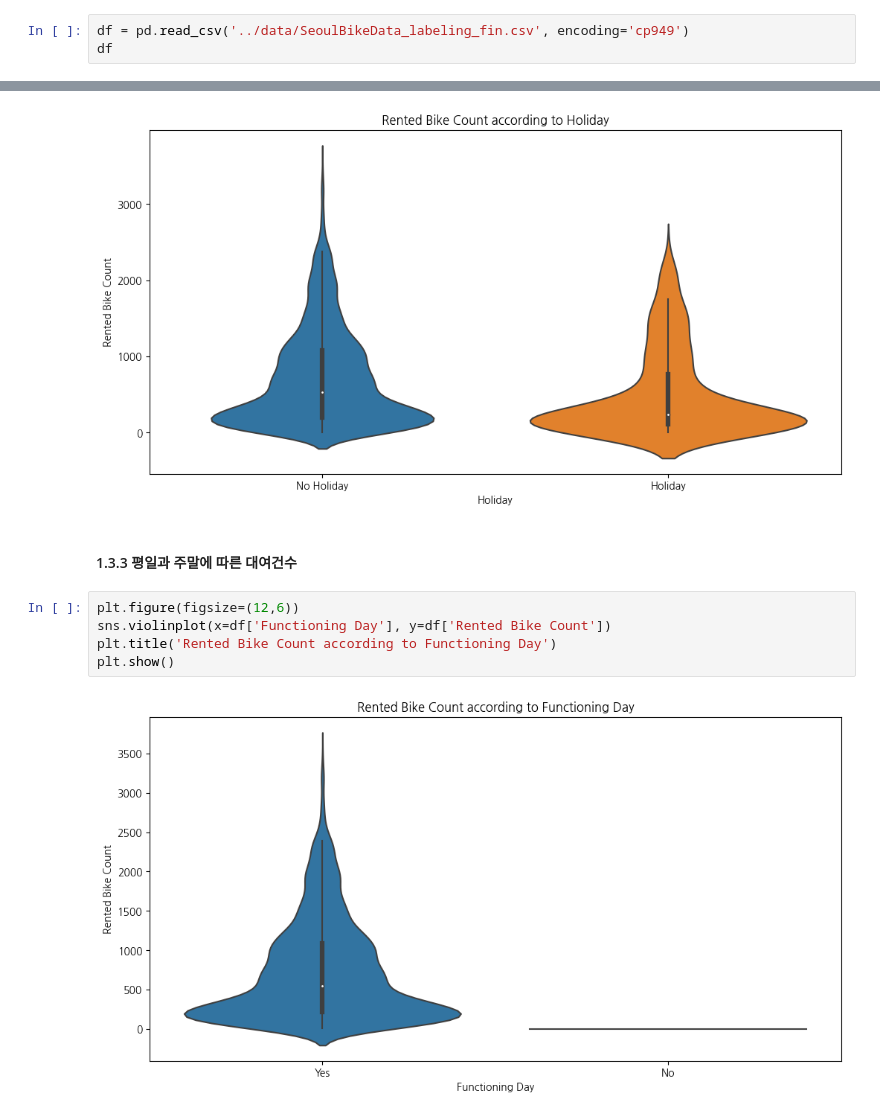
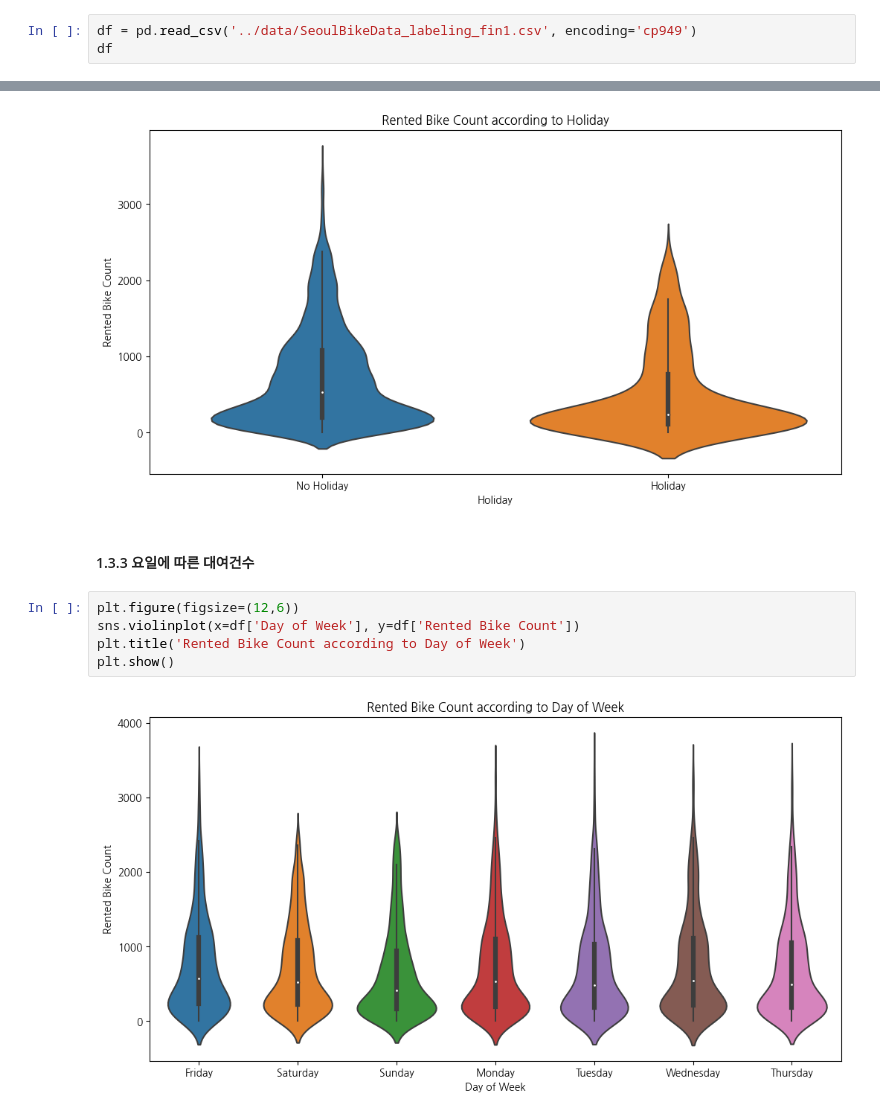
Before and after one commit to Minsoo0405/wanted-pre-onboarding-challenge-data, a Jupyter notebook: Data_Challenge_Project/code/data_visualization(kaggle).ipynb, the cells around one changed output, grey strips where cells are left out. Saved outputs shown, nothing was run; the diff lists cells and outputs as text.

Commit message:
update data_labeling and visualization files

```diff
--- a/Data_Challenge_Project/code/data_visualization(kaggle).ipynb
+++ b/Data_Challenge_Project/code/data_visualization(kaggle).ipynb
@@ -8,7 +8,7 @@ import seaborn as sns
 
 import koreanize_matplotlib
 # %%
-df = pd.read_csv('../data/SeoulBikeData_labeling_fin.csv', encoding='cp949')
+df = pd.read_csv('../data/SeoulBikeData_labeling_fin1.csv', encoding='cp949')
 df
 # %% [output]
 |  | Date | Year | Month | Day | Rented Bike Count | Hour | Temperature(℃) | Humidity(%) | ... |
@@ -119,11 +137,11 @@ plt.show()
 # %% [output]
 [figure]
 # %% [markdown]
-#### 1.3.3 평일과 주말에 따른 대여건수
+#### 1.3.3 요일에 따른 대여건수
 # %%
 plt.figure(figsize=(12,6))
-sns.violinplot(x=df['Functioning Day'], y=df['Rented Bike Count'])
-plt.title('Rented Bike Count according to Functioning Day')
+sns.violinplot(x=df['Day of Week'], y=df['Rented Bike Count'])
+plt.title('Rented Bike Count according to Day of Week')
 plt.show()
 # %% [output]
-[figure, old version]
+[figure, new version]
```
Also changed, not shown: parts of 8 cells of this notebook, 2 other files.
